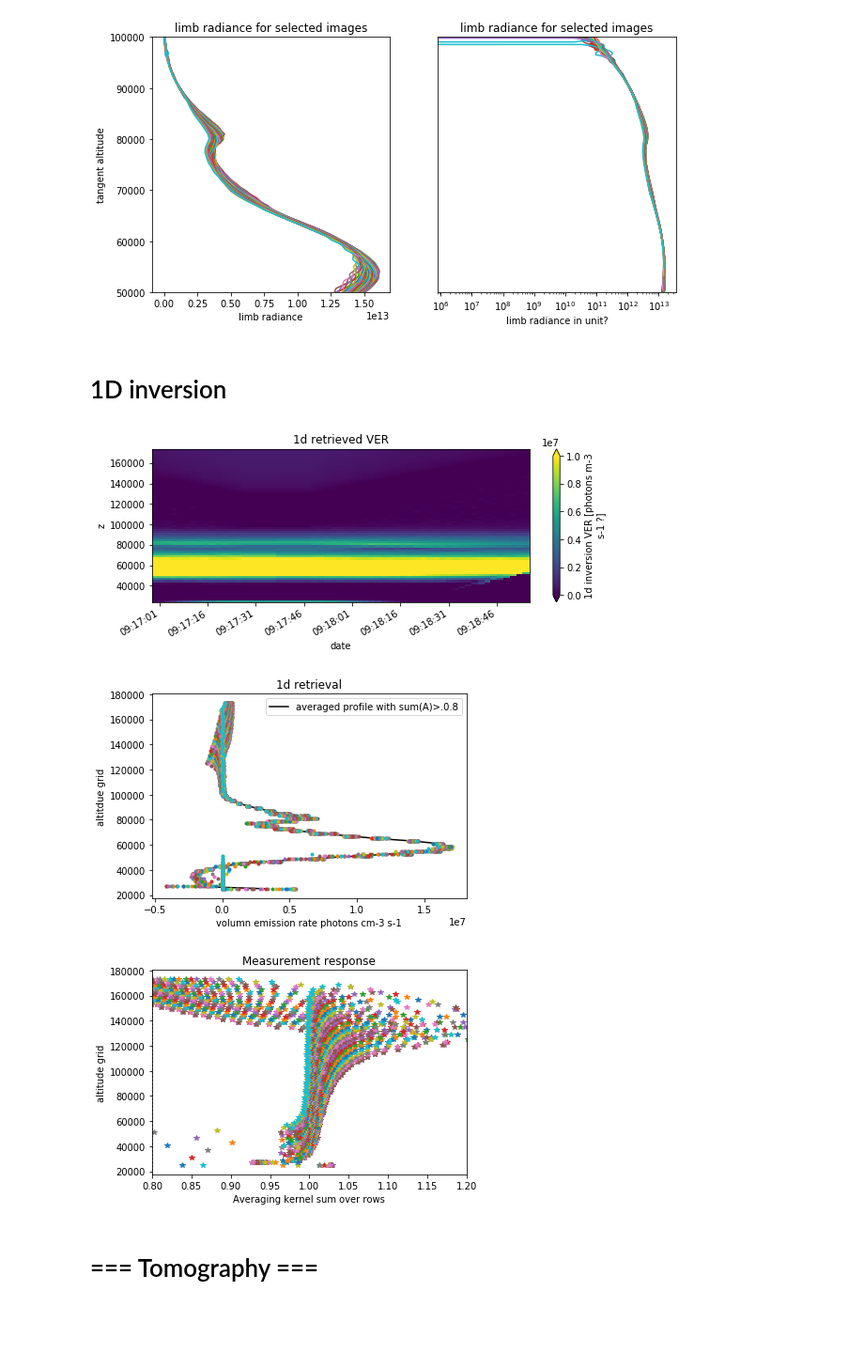
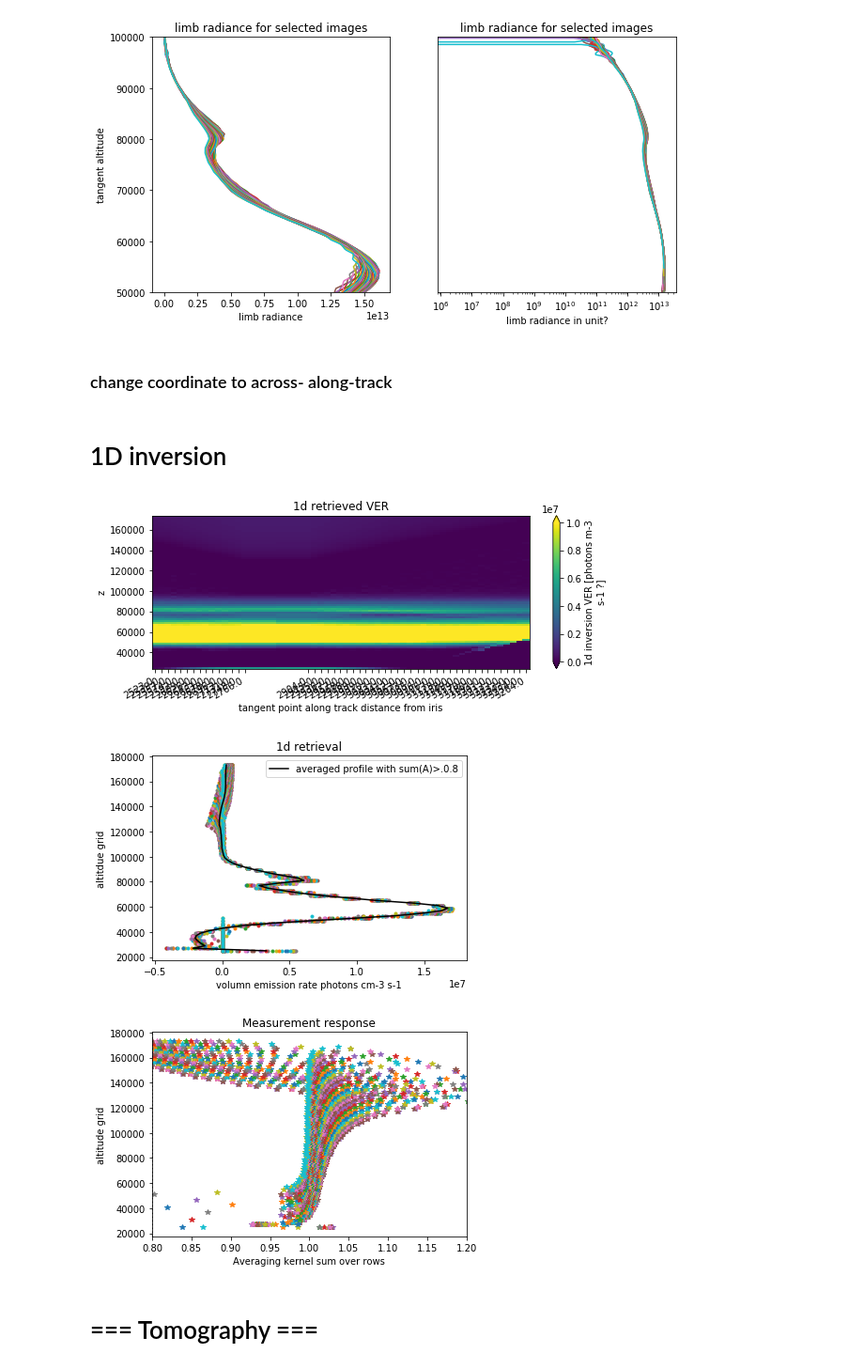
Before and after one commit to Anqi-Li/iris, a Jupyter notebook: notebooks/IRIS_Tomography-new_coordinate.ipynb, the cells around one changed output. Shown at 94% size. Saved outputs shown, nothing was run; the diff lists cells and outputs as text; code cells hidden in the pictures; blank space fills up the shorter version.

```diff
--- a/notebooks/IRIS_Tomography-new_coordinate.ipynb
+++ b/notebooks/IRIS_Tomography-new_coordinate.ipynb
@@ -174,3 +174,5 @@ To register the converters:
 <matplotlib.figure.Figure at 0x...>
 [figure]
 [figure]
+# %% [markdown]
+### change coordinate to across- along-track
@@ -207,38 +245,41 @@ result_1d_mean = result_1d.where(Ave>mr_threshold).mean(dim='date')
 
 # plot VER results
 result_1d.plot(x='date', y='z',
 #         norm=LogNorm(),
          vmin=0, vmax=1e7,
          size=3, aspect=3)
 ax = plt.gca()
-ax.set(title='1d retrieved VER')
+ax.set(title='1d retrieved VER',
+      xlabel='tangent point along track distance from iris')
+ax.set_xticks(date[im_lst])
+ax.set_xticklabels(np.round(tan_beta.sel(pixel=60).data*Re))
 plt.show()
 
 plt.figure()
+ax = plt.gca()
+ax.plot(result_1d.T, z, '.')
 result_1d_mean.plot(y='z', color='k',ls='-',
                     label='averaged profile with sum(A)>.{}'.format(mr_threshold))
-ax = plt.gca()
-ax.plot(result_1d.T, z, '.')
 ax.set_xscale('linear')
 ax.set(#xlim=[1e4, 1e8],
        xlabel='volumn emission rate photons cm-3 s-1',
        ylabel='altitdue grid',
        title='1d retrieval')
 ax.legend()
 plt.show()
 
 # plot averaging kernel
 plt.plot(Ave.T, z, '*')
 plt.xlabel('Averaging kernel sum over rows')
 plt.ylabel('altitude grid')
 plt.title('Measurement response')
 plt.xlim([mr_threshold, 1.2])
 plt.axvline(x=mr_threshold, ls=':', color='k')
 #plt.text(mr_threshold, z[-1], 'threshold')
 plt.show()
 # %% [output]
-[figure, old version]
+[figure, new version]
-[figure, old version]
+[figure, new version]
 [figure]
 # %% [markdown]
 # === Tomography ===
```
Also changed, not shown: parts of 13 cells of this notebook, 1 other file.
